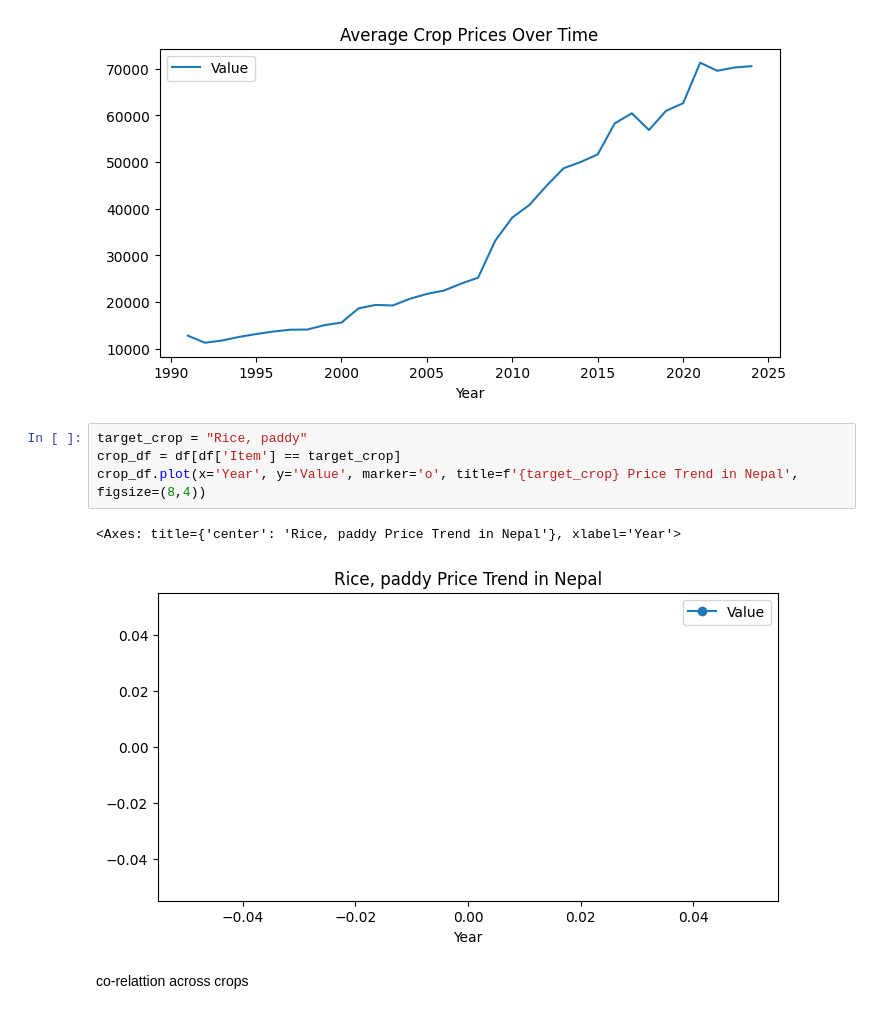
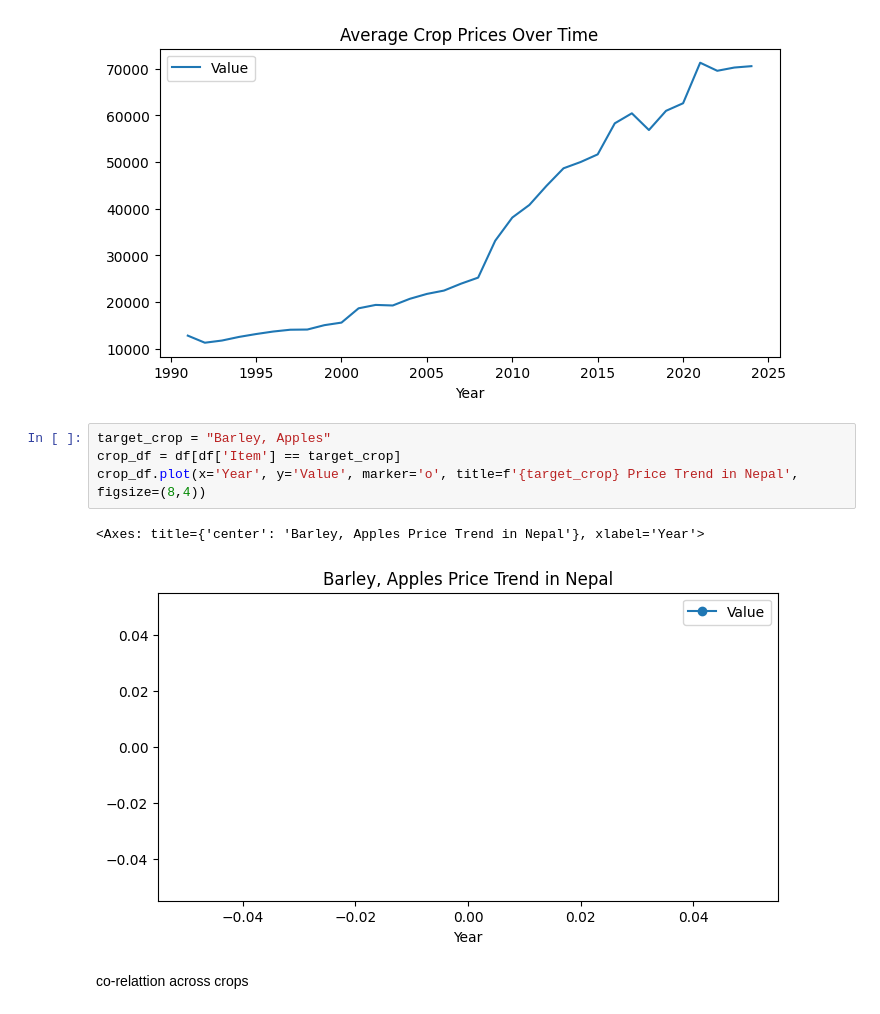
Before and after one commit to riya9818/agriculture-crop-price-predictor, a Jupyter notebook: notebooks/analysis.ipynb, the cells around one changed output. Drawn from its saved outputs; the diff is of its cells as text.

```diff
--- a/notebooks/analysis.ipynb
+++ b/notebooks/analysis.ipynb
@@ -131,12 +131,12 @@ avg_by_year.plot(x='Year', y='Value', kind='line', title='Average Crop Prices Ov
 <Axes: title={'center': 'Average Crop Prices Over Time'}, xlabel='Year'>
 [figure]
 # %%
-target_crop = "Rice, paddy"
+target_crop = "Barley, Apples"
 crop_df = df[df['Item'] == target_crop]
 crop_df.plot(x='Year', y='Value', marker='o', title=f'{target_crop} Price Trend in Nepal', figsize=(8,4))
 # %% [output]
-<Axes: title={'center': 'Rice, paddy Price Trend in Nepal'}, xlabel='Year'>
+<Axes: title={'center': 'Barley, Apples Price Trend in Nepal'}, xlabel='Year'>
-[figure, old version]
+[figure, new version]
 # %% [markdown]
 co-relattion across crops
 # %%
```
Also changed, not shown: parts of 8 cells of this notebook.
